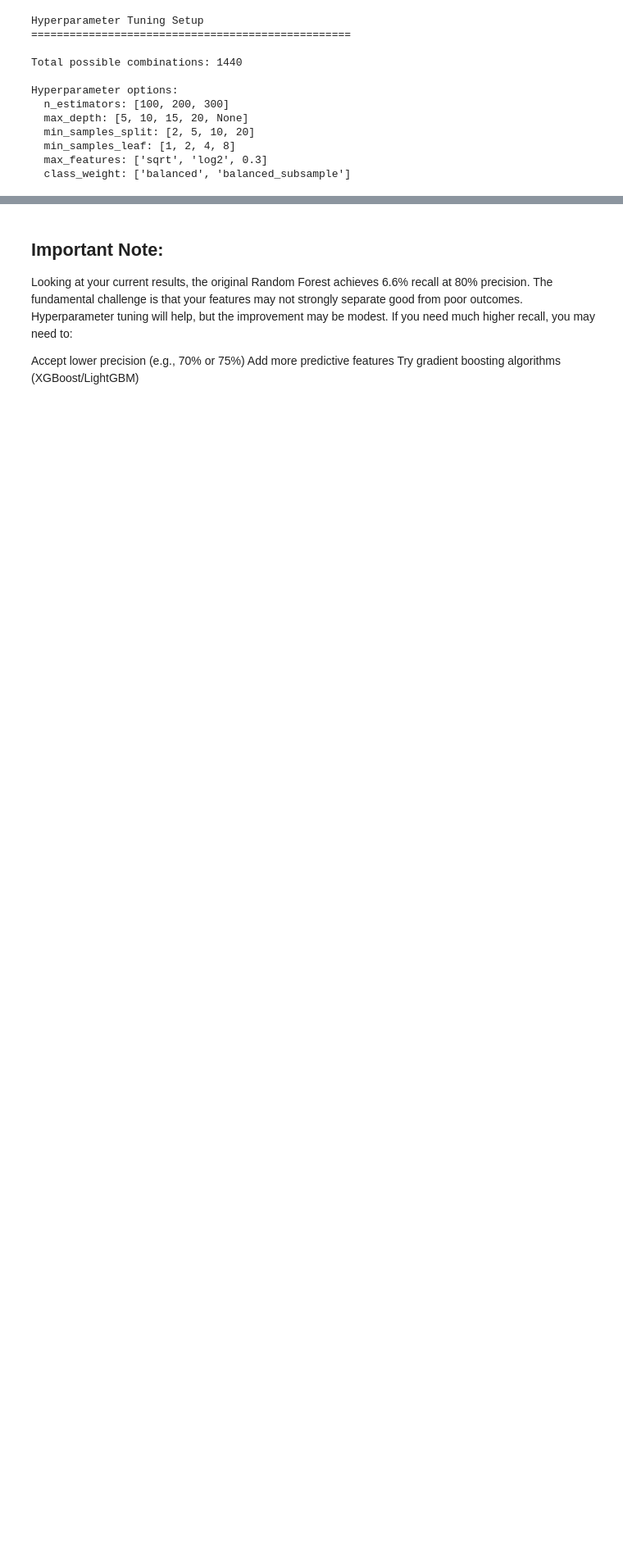
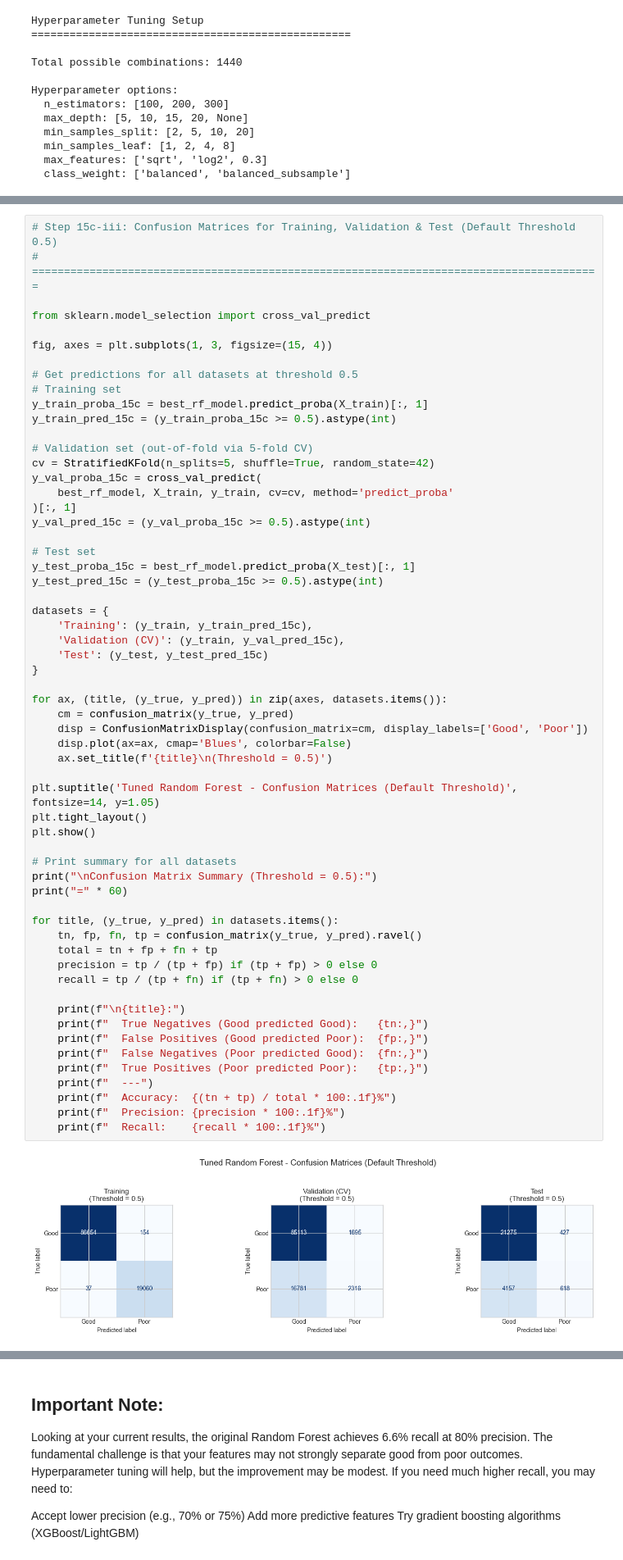
Before and after one commit to saras-audrius/EAISI-Group-Project---NHS, a Jupyter notebook: code/Models Yvonne.ipynb, the cells around one changed output, grey strips where cells are left out. Shown at 82% size. Cells and saved outputs as stored; diff of their text form; blank space fills up the shorter version.

```diff
--- a/code/Models Yvonne.ipynb
+++ b/code/Models Yvonne.ipynb
@@ -1426,0 +1857,61 @@ Best model saved as 'best_rf_model'
+# %%
+# Step 15c-iii: Confusion Matrices for Training, Validation & Test (Default Threshold 0.5)
+# =========================================================================================
+
+from sklearn.model_selection import cross_val_predict
+
+fig, axes = plt.subplots(1, 3, figsize=(15, 4))
+
+# Get predictions for all datasets at threshold 0.5
+# Training set
+y_train_proba_15c = best_rf_model.predict_proba(X_train)[:, 1]
+y_train_pred_15c = (y_train_proba_15c >= 0.5).astype(int)
+
+# Validation set (out-of-fold via 5-fold CV)
+cv = StratifiedKFold(n_splits=5, shuffle=True, random_state=42)
+y_val_proba_15c = cross_val_predict(
+    best_rf_model, X_train, y_train, cv=cv, method='predict_proba'
+)[:, 1]
+y_val_pred_15c = (y_val_proba_15c >= 0.5).astype(int)
+
+# Test set
+y_test_proba_15c = best_rf_model.predict_proba(X_test)[:, 1]
+y_test_pred_15c = (y_test_proba_15c >= 0.5).astype(int)
+
+datasets = {
+    'Training': (y_train, y_train_pred_15c),
+    'Validation (CV)': (y_train, y_val_pred_15c),
+    'Test': (y_test, y_test_pred_15c)
+}
+
+for ax, (title, (y_true, y_pred)) in zip(axes, datasets.items()):
+    cm = confusion_matrix(y_true, y_pred)
+    disp = ConfusionMatrixDisplay(confusion_matrix=cm, display_labels=['Good', 'Poor'])
+    disp.plot(ax=ax, cmap='Blues', colorbar=False)
+    ax.set_title(f'{title}\n(Threshold = 0.5)')
+
+plt.suptitle('Tuned Random Forest - Confusion Matrices (Default Threshold)', fontsize=14, y=1.05)
+plt.tight_layout()
+plt.show()
+
+# Print summary for all datasets
+print("\nConfusion Matrix Summary (Threshold = 0.5):")
+print("=" * 60)
+
+for title, (y_true, y_pred) in datasets.items():
+    tn, fp, fn, tp = confusion_matrix(y_true, y_pred).ravel()
+    total = tn + fp + fn + tp
+    precision = tp / (tp + fp) if (tp + fp) > 0 else 0
+    recall = tp / (tp + fn) if (tp + fn) > 0 else 0
+
+    print(f"\n{title}:")
+    print(f"  True Negatives (Good predicted Good):   {tn:,}")
+    print(f"  False Positives (Good predicted Poor):  {fp:,}")
+    print(f"  False Negatives (Poor predicted Good):  {fn:,}")
+    print(f"  True Positives (Poor predicted Poor):   {tp:,}")
+    print(f"  ---")
+    print(f"  Accuracy:  {(tn + tp) / total * 100:.1f}%")
+    print(f"  Precision: {precision * 100:.1f}%")
+    print(f"  Recall:    {recall * 100:.1f}%")
+# %% [output]
+[figure, added]
```
Also changed, not shown: parts of 44 cells of this notebook.
